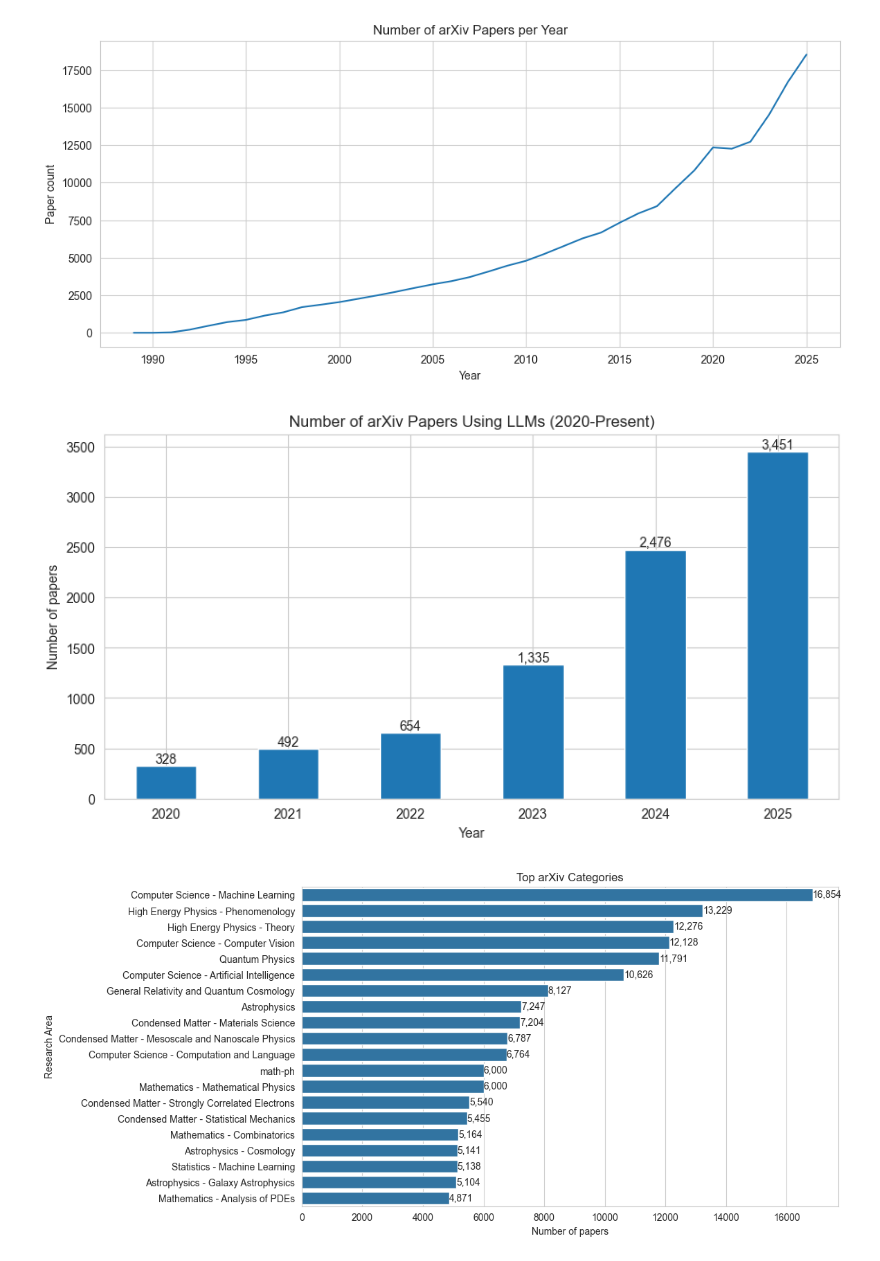
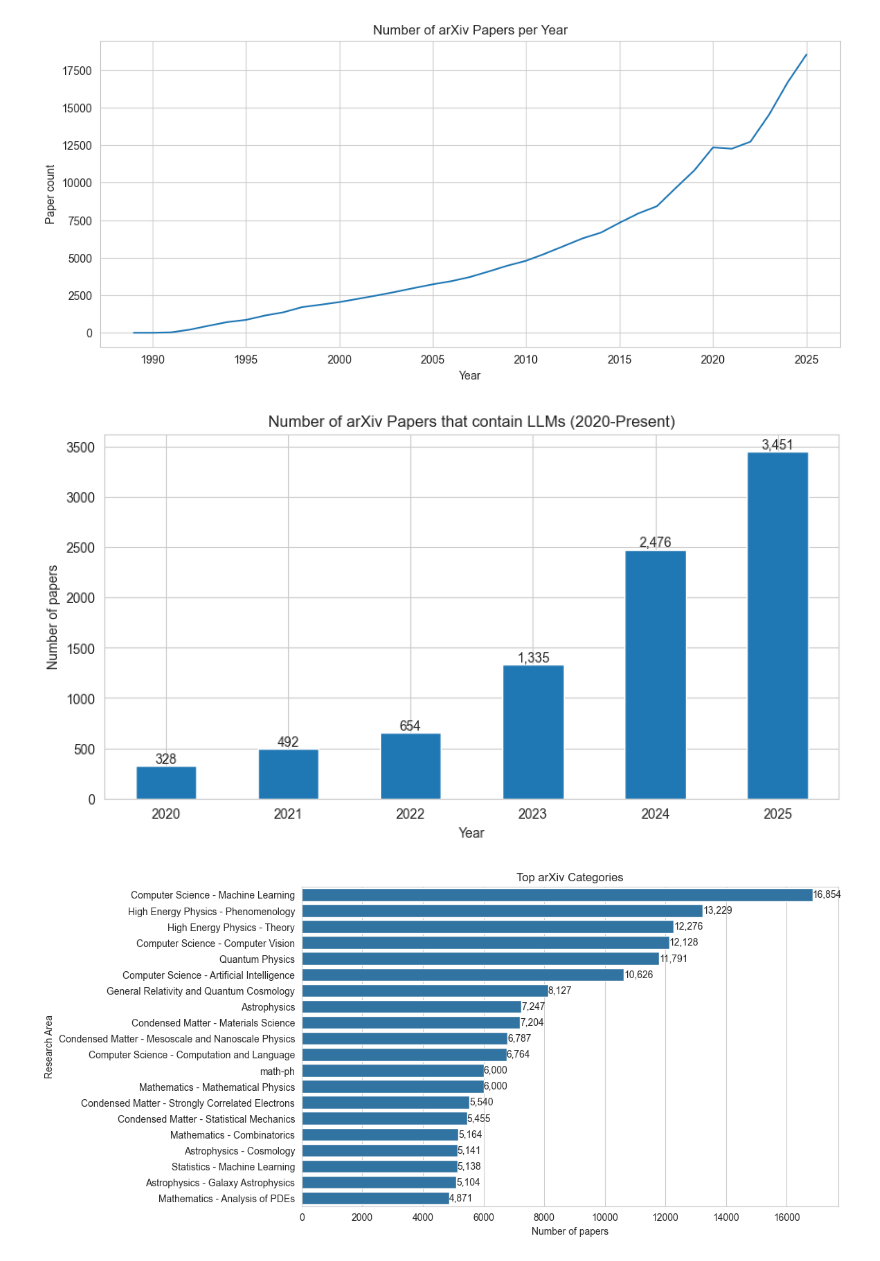
Before and after one commit to Dumitru-Daniel-Antoniu/ArXiv_Recommendation_System, a Jupyter notebook: EDA.ipynb, the cells around one changed output. Saved outputs shown, nothing was run; the diff lists cells and outputs as text; code cells hidden in the pictures.

```diff
--- a/EDA.ipynb
+++ b/EDA.ipynb
@@ -15,8 +26,11 @@ from tqdm import tqdm
 data_path = "arxiv-metadata-oai-snapshot.json"
 data = []
 
-with open(data_path) as f:
+with open(data_path, "r", encoding="utf-8") as f:
     for line in tqdm(f):
-        data.append(json.loads(line))
+        try:
+            data.append(json.loads(line))
+        except json.JSONDecodeError:
+            continue
 
 df = pd.DataFrame(data)
@@ -89,7 +101,7 @@ from sklearn.feature_extraction.text import CountVectorizer
 %matplotlib inline
 sns.set_style("whitegrid")
 # %%
-df_sample = pd.read_pickle("arxiv_sample_200k.pkl")
+df_sample = pd.read_parquet("arxiv_sample_200k.parquet")
 
 df = df_sample.copy()
 
@@ -253,38 +265,38 @@ df["text_for_llm"] = (
     df["title"].fillna("") + " " + df["abstract"].fillna("")
 ).str.lower()
 
-df["uses_llm"] = df["text_for_llm"].apply(
+df["has_llm"] = df["text_for_llm"].apply(
     lambda x: bool(pattern.search(x))
 )
 # %%
 llm_df = df[
     (df["year"] >= 2020) &
-    (df["uses_llm"])
+    (df["has_llm"])
 ]
 
 llm_by_year = llm_df.groupby("year").size()
 # %%
 plt.figure(figsize=(10,5))
 ax = llm_by_year.plot(kind="bar")
 
-plt.title("Number of arXiv Papers Using LLMs (2020-Present)")
+plt.title("Number of arXiv Papers that contain LLMs (2020-Present)")
 plt.xlabel("Year")
 plt.ylabel("Number of papers")
 
 plt.xticks(rotation=0)
 
 for p in ax.patches:
     ax.annotate(
         f"{int(p.get_height()):,}",
         (p.get_x() + p.get_width() / 2, p.get_height()),
         ha="center",
         va="bottom",
         fontsize=10
     )
 
 plt.show()
 # %% [output]
-[figure, old version]
+[figure, new version]
 # %%
 CATEGORY_FULL_NAME = {
     "cs.LG": "Computer Science - Machine Learning",
```
Also changed, not shown: parts of 6 cells of this notebook.
